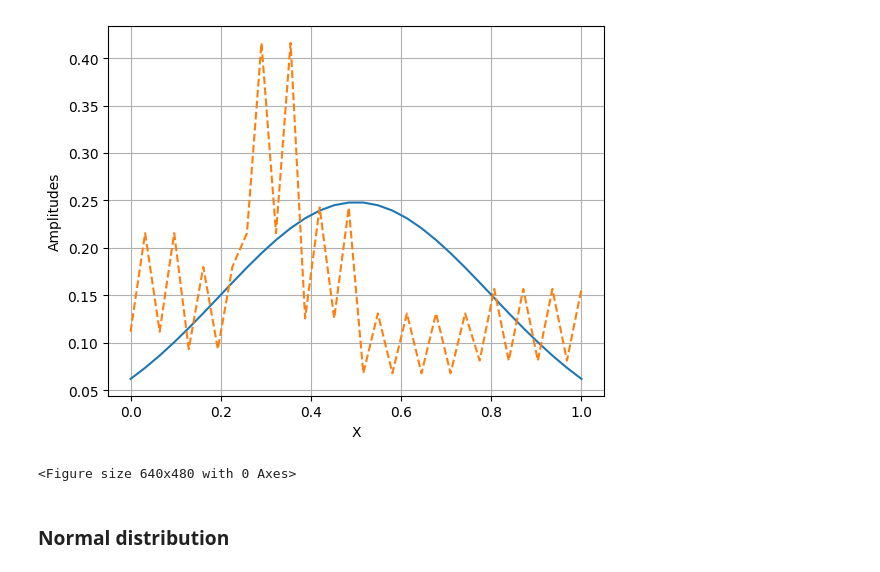
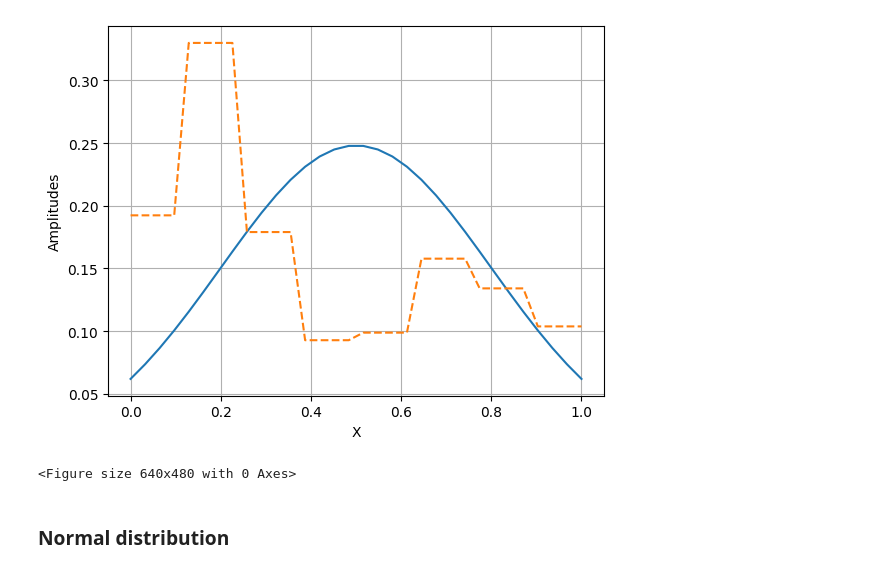
Before and after one commit to IsmaelCesar/sanches-modified, a Jupyter notebook: replicates/distributions.ipynb, the cells around one changed output. Cells and saved outputs as stored; diff of their text form; code cells hidden in the pictures.

```diff
--- a/replicates/distributions.ipynb
+++ b/replicates/distributions.ipynb
@@ -33,7 +33,7 @@ class ReplicateOptModule:
         return get_state_vector(temp_ansatz)
 
     def loss(self, output_state: np.ndarray ,target_state: np.ndarray):
-        return np.mean((output_state - target_state)**2)
+        return np.mean(target_state**2 + output_state**2 - 2*target_state*output_state)
 
     def _compute_partial(self, out_amp: float, amp_idx: int, param: float, param_idx: int, param_lvl: int):
         """
@@ -45,8 +45,8 @@ class ReplicateOptModule:
         condition_1_1 = param_idx*2**(self._num_qubits - param_lvl + 1) <= amp_idx
         condition_1_2 = amp_idx < (param_idx + 1)*2**(self._num_qubits - param_lvl)
 
-        condition_2_1 = (param_idx+1)*2**(self._num_qubits - param_lvl) <= amp_idx
-        condition_2_2 = amp_idx < (param_idx+1)*2**(self._num_qubits - param_lvl + 1)
+        condition_2_1 = (param_idx + 1)*2**(self._num_qubits - param_lvl) <= amp_idx
+        condition_2_2 = amp_idx < (param_idx + 1)*2**(self._num_qubits - param_lvl + 1)
 
         if  condition_1_1 and condition_1_2:
             return -1/2 * np.sin(param/2)/np.cos(param/2) * out_amp
@@ -77,7 +77,7 @@ class ReplicateOptModule:
 
 
         # navigate unclustered angles
-        clustered_parameters = len(params) - 2**self._k0
+        clustered_parameters = len(params) - 2**self._k0 - 1
         for c_param in range(clustered_parameters):
             # infer param index by cluster level
             param_idx = 2**self._k0 - 1 + c_param
@@ -130,10 +130,12 @@ sanchez = SanchezAnsatz(normal_amplitudes, eps=0.05, eta=eta)
 
 t_sanchez = transpile(sanchez, basis_gates=["u", "cx"])
 # %%
-custom_em = ReplicateOptModule(t_sanchez.reverse_bits(), sanchez.k0, list(reversed(sanchez.init_params)), normal_amplitudes, maxiter=2000)
+custom_em = ReplicateOptModule(t_sanchez.reverse_bits(), sanchez.k0, sanchez.init_params, normal_amplitudes, maxiter=50)
 result = custom_em.minimize()
 # %%
-t_sanchez_p = t_sanchez.assign_parameters(sanchez.init_params)
+print("Loss: " , result["loss"])
+proper_params = list(reversed(result["x"]))
+t_sanchez_p = t_sanchez.assign_parameters(proper_params)
 output_state = get_state_vector(t_sanchez_p)
 
 x_points = np.linspace(0, 1, 2**num_qubits)
@@ -149,5 +152,5 @@ plt.clf()
-[figure, old version]
+[figure, new version]
-<Figure size 640x480 with 0 Axes>
+<Figure size 640x480 with 0 Axes>
 # %% [markdown]
 ### Normal distribution
 # %%
```
Also changed, not shown: parts of 3 cells of this notebook, 4 other files.
